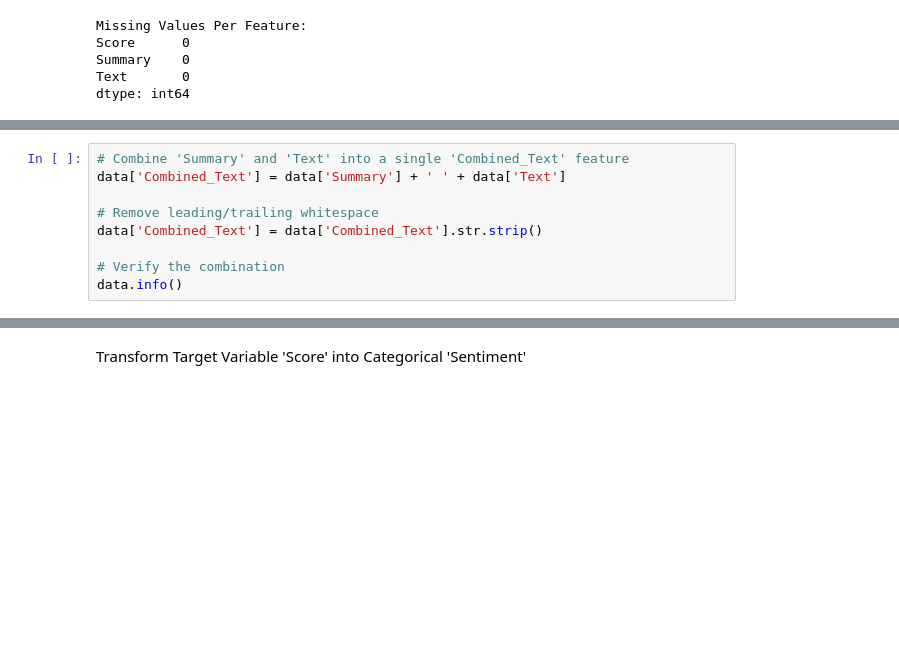
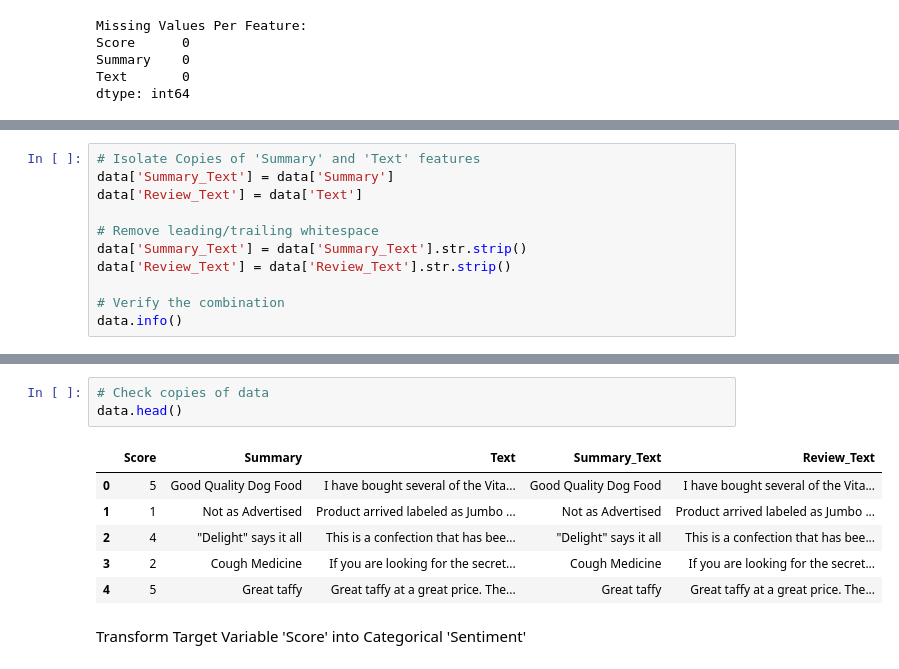
Before and after one commit to modularAxiom/sentiment-analysis, a Jupyter notebook: notebooks/01_data_exploration.ipynb, the cells around one changed output, grey strips where cells are left out. Drawn from its saved outputs; the diff is of its cells as text; blank space fills up the shorter version.

Commit message:
Updated Data Preprocessing To Properly Separate Review Text and Sentiment and Updated TensorFlow Dataset Splits To Reflect Changes

```diff
--- a/notebooks/01_data_exploration.ipynb
+++ b/notebooks/01_data_exploration.ipynb
@@ -130,9 +130,11 @@ Combine Features Important For Training
 # %%
-# Combine 'Summary' and 'Text' into a single 'Combined_Text' feature
-data['Combined_Text'] = data['Summary'] + ' ' + data['Text']
+# Isolate Copies of 'Summary' and 'Text' features
+data['Summary_Text'] = data['Summary']
+data['Review_Text'] = data['Text']
 
 # Remove leading/trailing whitespace
-data['Combined_Text'] = data['Combined_Text'].str.strip()
+data['Summary_Text'] = data['Summary_Text'].str.strip()
+data['Review_Text'] = data['Review_Text'].str.strip()
 
 # Verify the combination
 data.info()
@@ -151,3 +154,13 @@ memory usage: 17.3+ MB
+# %%
+# Check copies of data
+data.head()
+# %% [output]
+|  | Score | Summary | Text | Summary_Text | Review_Text |
+| 0 | 5 | Good Quality Dog Food | I have bought several of the Vita... | Good Quality Dog Food | I have bought several of the Vita... |
+| 1 | 1 | Not as Advertised | Product arrived labeled as Jumbo ... | Not as Advertised | Product arrived labeled as Jumbo ... |
+| 2 | 4 | "Delight" says it all | This is a confection that has bee... | "Delight" says it all | This is a confection that has bee... |
+| 3 | 2 | Cough Medicine | If you are looking for the secret... | Cough Medicine | If you are looking for the secret... |
+| 4 | 5 | Great taffy | Great taffy at a great price. The... | Great taffy | Great taffy at a great price. The... |
 # %% [markdown]
 Transform Target Variable 'Score' into Categorical 'Sentiment'
 # %%
```
Also changed, not shown: parts of 7 cells of this notebook, 1 other file.
